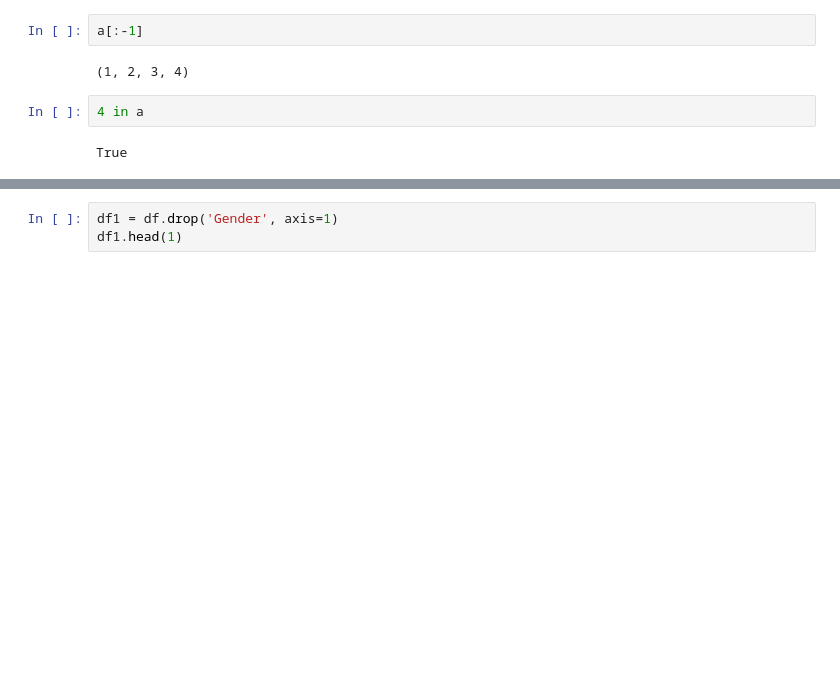
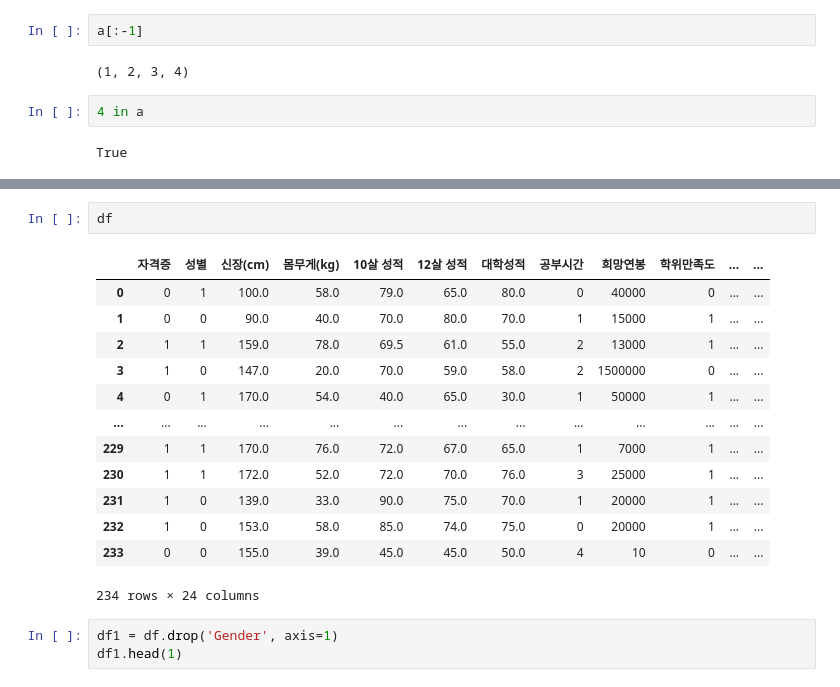
Before and after one commit to wnstjq0915/Student_Behaviour, a Jupyter notebook: test.ipynb, the cells around one changed output, grey strips where cells are left out. Drawn from its saved outputs; the diff is of its cells as text; blank space fills up the shorter version.

```diff
--- a/test.ipynb
+++ b/test.ipynb
@@ -19,3 +27,19 @@ df.head(1)
+# %%
+df
+# %% [output]
+|  | 자격증 | 성별 | 신장(cm) | 몸무게(kg) | 10살 성적 | 12살 성적 | 대학성적 | 공부시간 | 희망연봉 | 학위만족도 | ... | ... |
+| 0 | 0 | 1 | 100.0 | 58.0 | 79.0 | 65.0 | 80.0 | 0 | 40000 | 0 | ... | ... |
+| 1 | 0 | 0 | 90.0 | 40.0 | 70.0 | 80.0 | 70.0 | 1 | 15000 | 1 | ... | ... |
+| 2 | 1 | 1 | 159.0 | 78.0 | 69.5 | 61.0 | 55.0 | 2 | 13000 | 1 | ... | ... |
+| 3 | 1 | 0 | 147.0 | 20.0 | 70.0 | 59.0 | 58.0 | 2 | 1500000 | 0 | ... | ... |
+| 4 | 0 | 1 | 170.0 | 54.0 | 40.0 | 65.0 | 30.0 | 1 | 50000 | 1 | ... | ... |
+| ... | ... | ... | ... | ... | ... | ... | ... | ... | ... | ... | ... | ... |
+| 229 | 1 | 1 | 170.0 | 76.0 | 72.0 | 67.0 | 65.0 | 1 | 7000 | 1 | ... | ... |
+| 230 | 1 | 1 | 172.0 | 52.0 | 72.0 | 70.0 | 76.0 | 3 | 25000 | 1 | ... | ... |
+| 231 | 1 | 0 | 139.0 | 33.0 | 90.0 | 75.0 | 70.0 | 1 | 20000 | 1 | ... | ... |
+| 232 | 1 | 0 | 153.0 | 58.0 | 85.0 | 74.0 | 75.0 | 0 | 20000 | 1 | ... | ... |
+| 233 | 0 | 0 | 155.0 | 39.0 | 45.0 | 45.0 | 50.0 | 4 | 10 | 0 | ... | ... |
+234 rows × 24 columns
 # %%
 df1 = df.drop('Gender', axis=1)
 df1.head(1)
```
Also changed, not shown: parts of 9 cells of this notebook, 2 other files.
